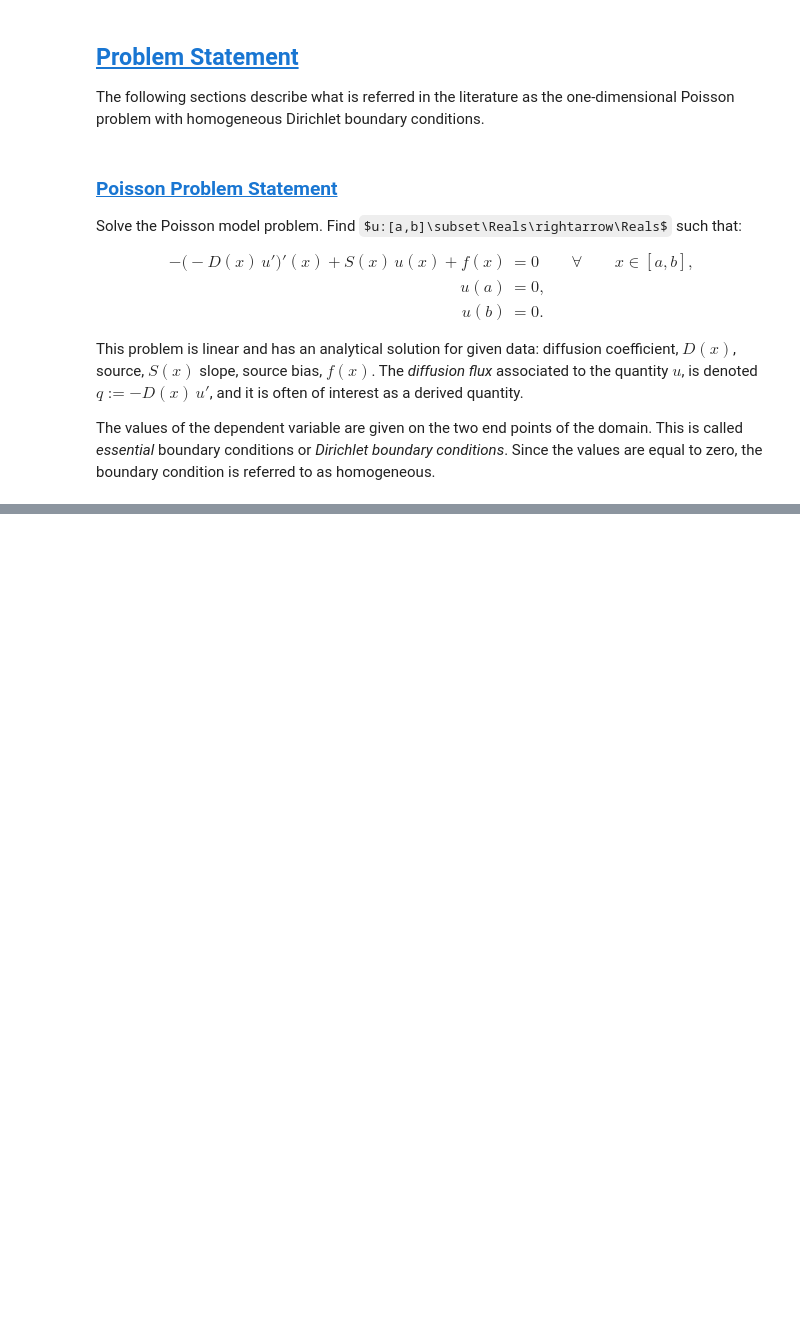
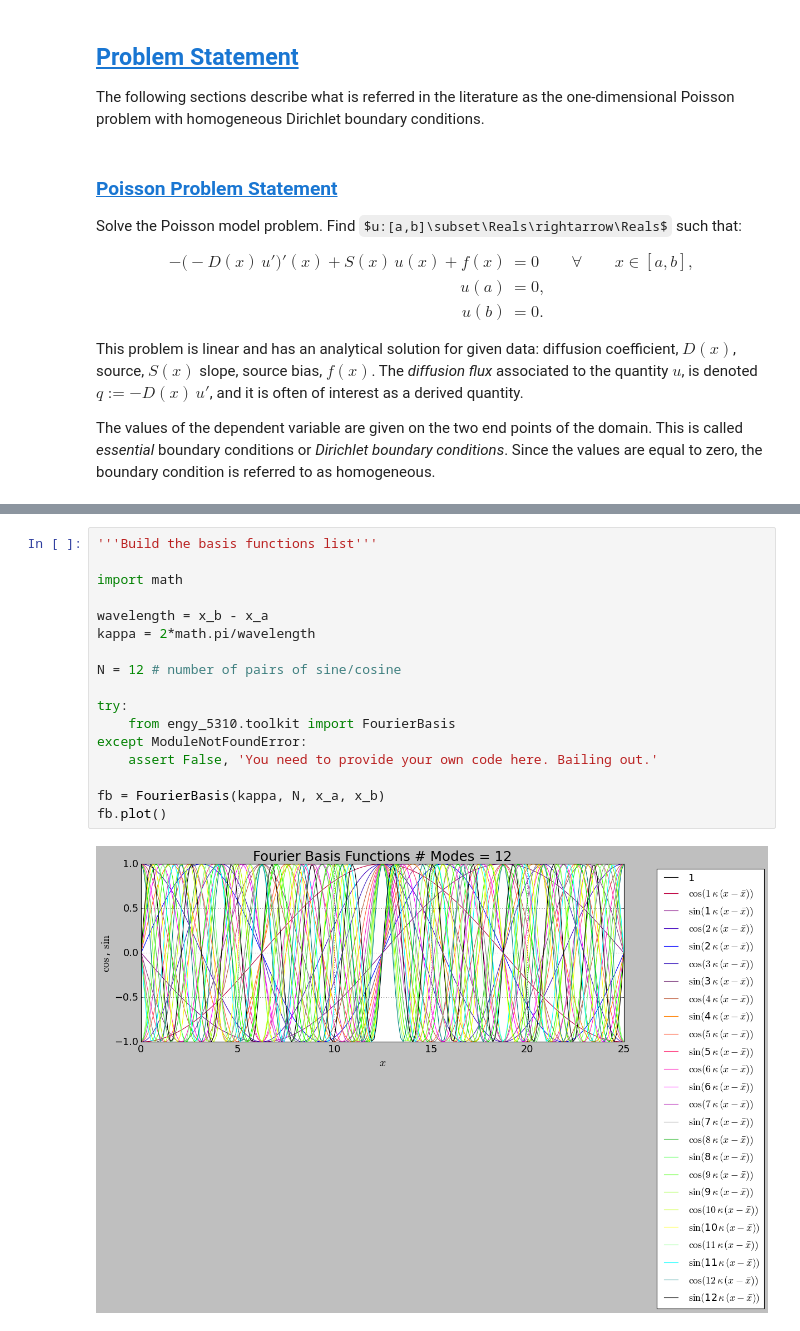
Before and after one commit to dpploy/engy-5330, a Jupyter notebook: notebooks/05-rayleigh-ritz-method.ipynb, the cells around one changed output, grey strips where cells are left out. Saved outputs shown, nothing was run; the diff lists cells and outputs as text; some formulas as TeX source; blank space fills up the shorter version.

```diff
--- a/notebooks/05-rayleigh-ritz-method.ipynb
+++ b/notebooks/05-rayleigh-ritz-method.ipynb
@@ -58,0 +108,19 @@ The values of the dependent variable are given on the two end points of the doma
+# %%
+'''Build the basis functions list'''
+
+import math
+
+wavelength = x_b - x_a
+kappa = 2*math.pi/wavelength
+
+N = 12 # number of pairs of sine/cosine
+
+try:
+    from engy_5310.toolkit import FourierBasis
+except ModuleNotFoundError:
+    assert False, 'You need to provide your own code here. Bailing out.'
+
+fb = FourierBasis(kappa, N, x_a, x_b)
+fb.plot()
+# %% [output]
+[figure, added]
```
Also changed, not shown: parts of 16 cells of this notebook, 3 other files.
